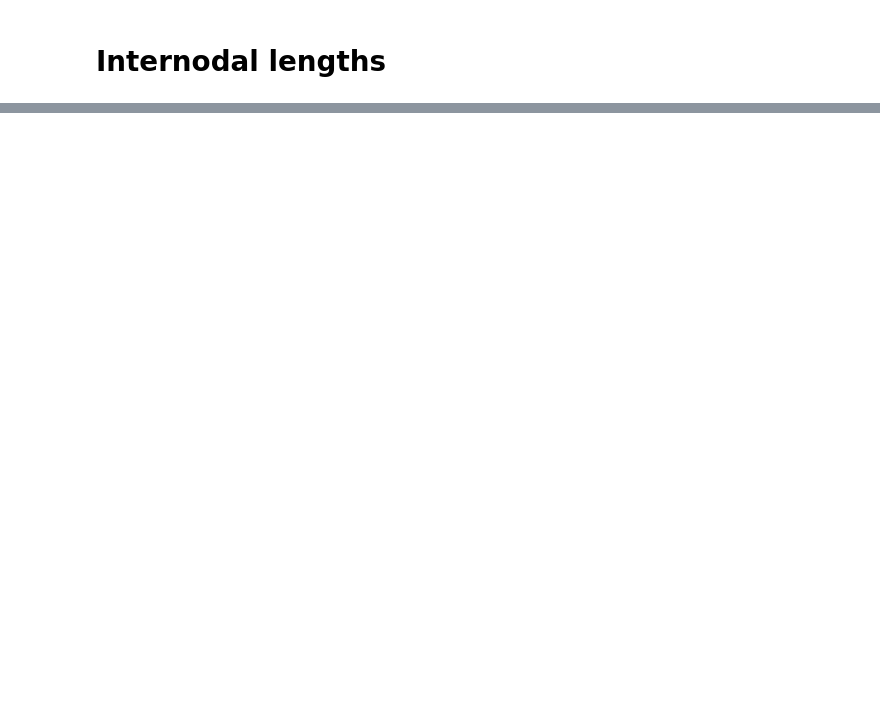
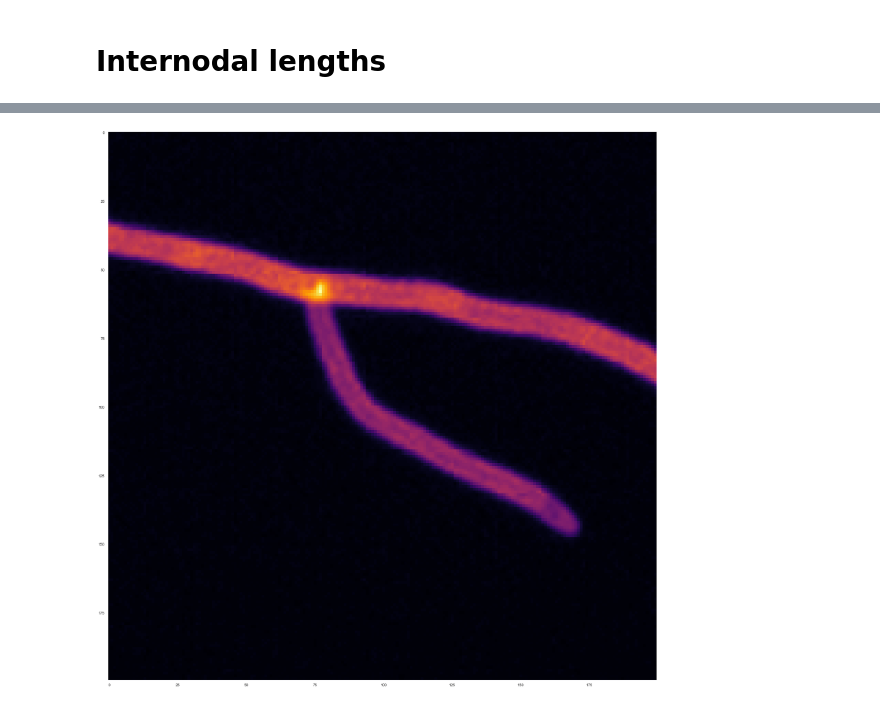
Before and after one commit to jcd12/imaging-biobuilders, a Jupyter notebook: playing around.ipynb, the cells around one changed output, grey strips where cells are left out. Cells and saved outputs as stored; diff of their text form; code cells hidden in the pictures; blank space fills up the shorter version.

```diff
--- a/playing around.ipynb
+++ b/playing around.ipynb
@@ -413,0 +454,9 @@ curvature_mask = morphology.dilation(curvature_mask, morphology.square(7))
+# %%
+fl_small = fl_img[3500:3700, 2850:3050]
+
+f, ax = plt.subplots(figsize=[40,30])
+
+ax.imshow(fl_small, cmap="inferno", interpolation="none")
+plt.grid(None)
+# %% [output]
+[figure, added]
```
Also changed, not shown: parts of 18 cells of this notebook, 1 other file.
